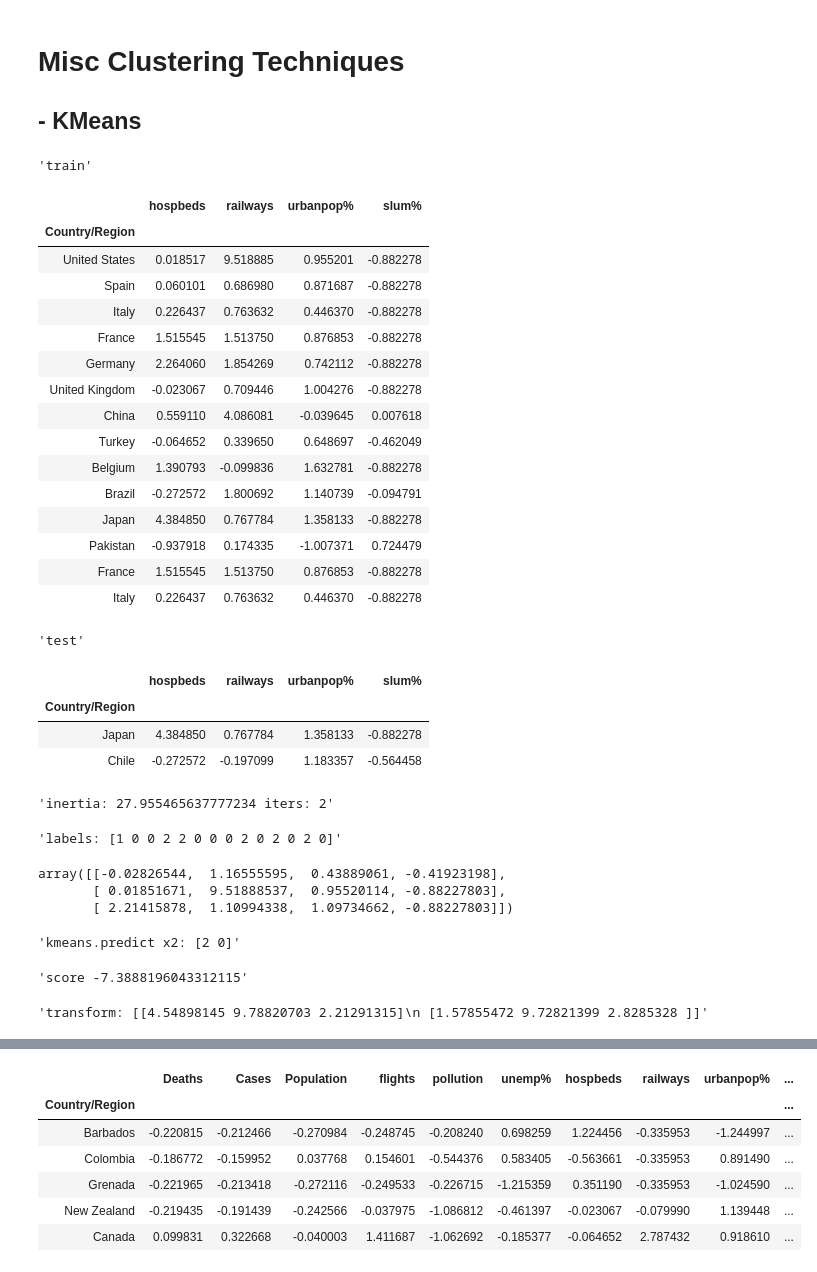
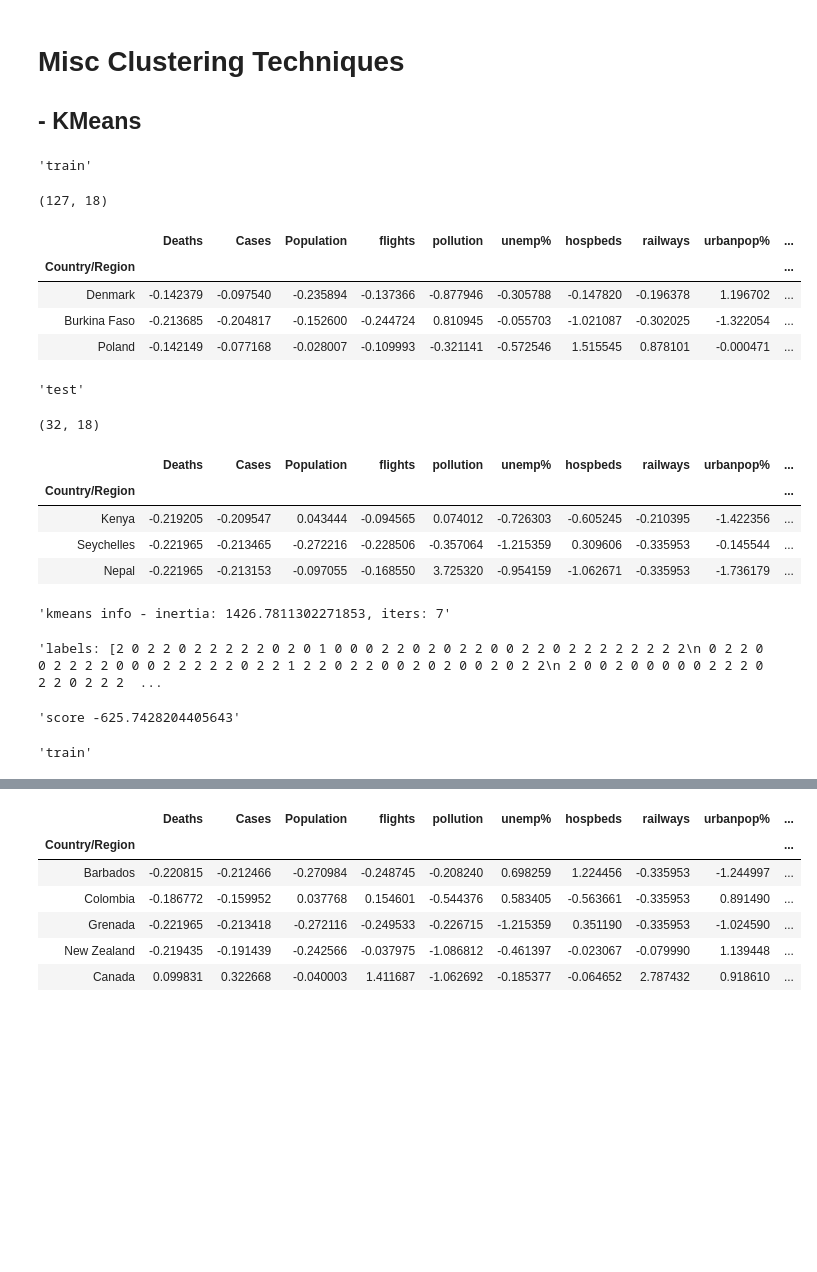
Before and after one commit to dougfoo/machineLearning, a Jupyter notebook: covid/COVID-global-clustering.ipynb, the cells around one changed output, grey strips where cells are left out. Drawn from its saved outputs; the diff is of its cells as text; code cells hidden in the pictures; blank space fills up the shorter version.

```diff
--- a/covid/COVID-global-clustering.ipynb
+++ b/covid/COVID-global-clustering.ipynb
@@ -315,57 +315,50 @@ display('scale',df_sc.head(2))
 
 ## - KMeans
 # %%
-# kmeans apply to a subset of my data
-from sklearn.cluster import KMeans
+from sklearn.model_selection import train_test_split
 
 df_gm5 = df_sc.copy()
-df_train = pd.concat([df_gm5.iloc[0:10,6:10],df_gm5.loc[['Japan','Pakistan','France','Italy']].iloc[:,6:10]], axis=0)
-df_test = df_gm5.iloc[20:22,6:10]
+df_train,df_test = train_test_split(df_gm5,test_size=0.2)
 
-display('train',df_train)
-display('test',df_test)
+display('train',df_train.shape, df_train.head(3))
+display('test',df_test.shape, df_test.head(3))
 
 kmeans = KMeans(n_clusters=3, random_state=0).fit(df_train) # train on sample rows
 
-display(f'inertia: {kmeans.inertia_} iters: {kmeans.n_iter_}')    # training info
+display(f'kmeans info - inertia: {kmeans.inertia_}, iters: {kmeans.n_iter_}')    # training info
 display(f'labels: {kmeans.labels_}')                       # k-labels
-display(kmeans.cluster_centers_)                           # k-centers
-display(f'kmeans.predict x2: {kmeans.predict(df_test)}')  # evaluate 2 arb points
+#display('k centers', kmeans.cluster_centers_)                           # k-centers
+#display(f'kmeans.predict x2: {kmeans.predict(df_test)}')  # evaluate 2 arb points
 display(f'score {kmeans.score(df_test)}') # score
-display(f'transform: {kmeans.transform(df_test)}')  # what does this do, distance of each pt ?
+#display(f'transform: {kmeans.transform(df_test)}')  # what does this do, distance of each pt ?
 
-df_train['cluster'] = kmeans.labels_
-df_test['cluster'] = kmeans.predict(df_test)
-display('train',df_train)
-display('test',df_test)
+def fl_col(df):
+    return pd.concat([df.iloc[:,0:3],df.iloc[:,-2:]], axis=1)
+
+df_train.insert(0, 'cluster', kmeans.labels_)
+df_test.insert(0, 'cluster', kmeans.predict(df_test))
+display('train',(df_train).head())
+display('test',(df_test).head())
+display(df_train[df_train.index.isin(['China','Japan','United States','Italy','Spain','India','Poland'])])
+
+display(df_train[['cluster','Cases']].groupby(by=['cluster']).count())
+display(df_test[['cluster','Cases']].groupby(by=['cluster']).count())
 # %% [output]
 'train'
+(127, 18)
-|  | hospbeds | railways | urbanpop% | slum% |
-| Country/Region |  |  |  |  |
-| United States | 0.018517 | 9.518885 | 0.955201 | -0.882278 |
-| Spain | 0.060101 | 0.686980 | 0.871687 | -0.882278 |
-| Italy | 0.226437 | 0.763632 | 0.446370 | -0.882278 |
-| France | 1.515545 | 1.513750 | 0.876853 | -0.882278 |
-| Germany | 2.264060 | 1.854269 | 0.742112 | -0.882278 |
-| United Kingdom | -0.023067 | 0.709446 | 1.004276 | -0.882278 |
-| China | 0.559110 | 4.086081 | -0.039645 | 0.007618 |
-| Turkey | -0.064652 | 0.339650 | 0.648697 | -0.462049 |
-| Belgium | 1.390793 | -0.099836 | 1.632781 | -0.882278 |
-| Brazil | -0.272572 | 1.800692 | 1.140739 | -0.094791 |
-| Japan | 4.384850 | 0.767784 | 1.358133 | -0.882278 |
-| Pakistan | -0.937918 | 0.174335 | -1.007371 | 0.724479 |
-| France | 1.515545 | 1.513750 | 0.876853 | -0.882278 |
-| Italy | 0.226437 | 0.763632 | 0.446370 | -0.882278 |
+|  | Deaths | Cases | Population | flights | pollution | unemp% | hospbeds | railways | urbanpop% | ... |
+| Country/Region |  |  |  |  |  |  |  |  |  | ... |
+| Denmark | -0.142379 | -0.097540 | -0.235894 | -0.137366 | -0.877946 | -0.305788 | -0.147820 | -0.196378 | 1.196702 | ... |
+| Burkina Faso | -0.213685 | -0.204817 | -0.152600 | -0.244724 | 0.810945 | -0.055703 | -1.021087 | -0.302025 | -1.322054 | ... |
+| Poland | -0.142149 | -0.077168 | -0.028007 | -0.109993 | -0.321141 | -0.572546 | 1.515545 | 0.878101 | -0.000471 | ... |
-'test'
-|  | hospbeds | railways | urbanpop% | slum% |
-| Country/Region |  |  |  |  |
-| Japan | 4.384850 | 0.767784 | 1.358133 | -0.882278 |
-| Chile | -0.272572 | -0.197099 | 1.183357 | -0.564458 |
-'inertia: 27.955465637777234 iters: 2'
+'test'
-'labels: [1 0 0 2 2 0 0 0 2 0 2 0 2 0]'
+(32, 18)
+|  | Deaths | Cases | Population | flights | pollution | unemp% | hospbeds | railways | urbanpop% | ... |
+| Country/Region |  |  |  |  |  |  |  |  |  | ... |
+| Kenya | -0.219205 | -0.209547 | 0.043444 | -0.094565 | 0.074012 | -0.726303 | -0.605245 | -0.210395 | -1.422356 | ... |
+| Seychelles | -0.221965 | -0.213465 | -0.272216 | -0.228506 | -0.357064 | -1.215359 | 0.309606 | -0.335953 | -0.145544 | ... |
+| Nepal | -0.221965 | -0.213153 | -0.097055 | -0.168550 | 3.725320 | -0.954159 | -1.062671 | -0.335953 | -1.736179 | ... |
-array([[-0.02826544,  1.16555595,  0.43889061, -0.41923198],
-       [ 0.01851671,  9.51888537,  0.95520114, -0.88227803],
-       [ 2.21415878,  1.10994338,  1.09734662, -0.88227803]])
+'kmeans info - inertia: 1426.7811302271853, iters: 7'
-'kmeans.predict x2: [2 0]'
+'labels: [2 0 2 2 0 2 2 2 2 2 0 2 0 1 0 0 0 2 2 0 2 0 2 2 0 0 2 2 0 2 2 2 2 2 2 2 2\n 0 2 2 0 0 2 2 2 2 0 0 0 2 2 2 2 2 0 2 2 1 2 2 0 2 2 0 0 2 0 2 0 0 2 0 2 2\n 2 0 0 2 0 0 0 0 0 2 2 2 0 2 2 0 2 2 2  ...
-'score -7.3888196043312115'
+'score -625.7428204405643'
-'transform: [[4.54898145 9.78820703 2.21291315]\n [1.57855472 9.72821399 2.8285328 ]]'
+'train'
```
Also changed, not shown: parts of 10 cells of this notebook.
